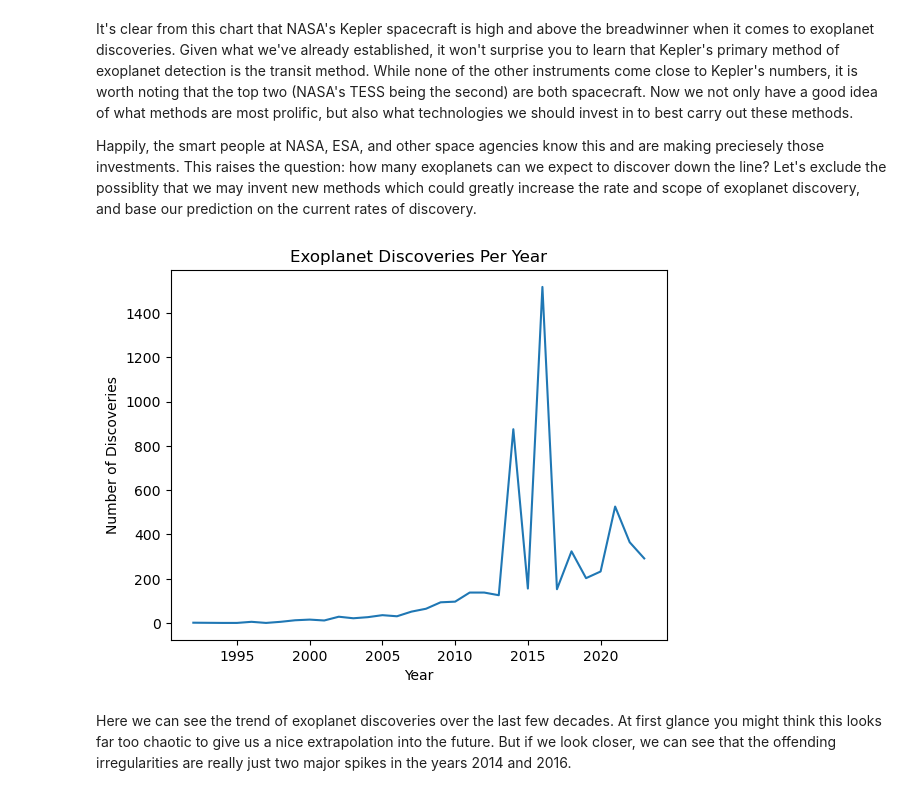
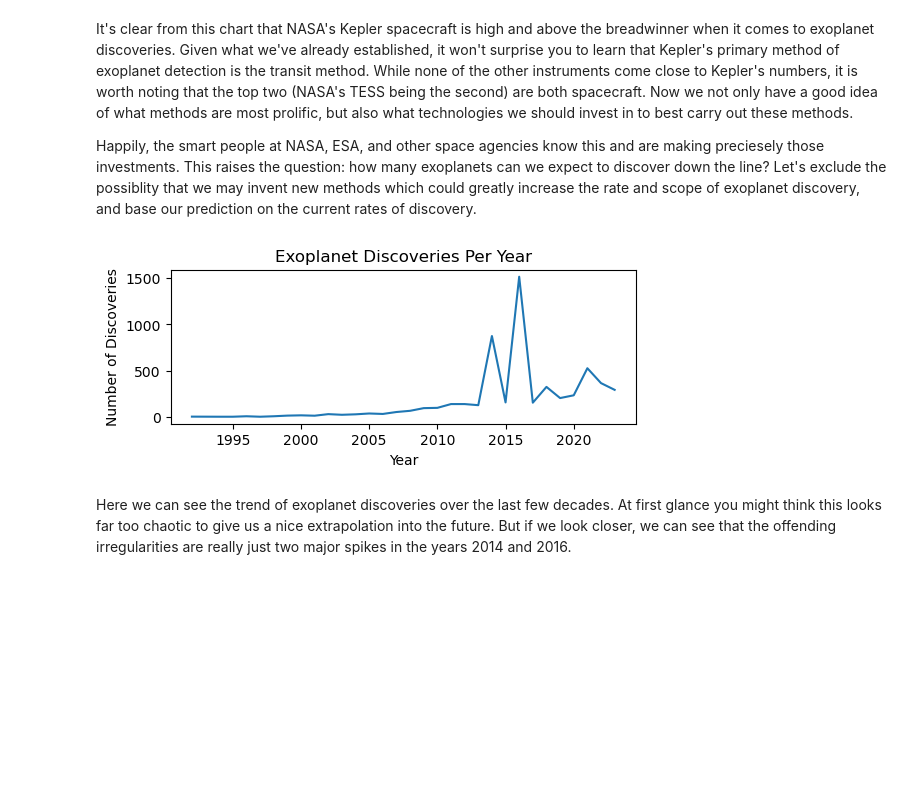
Before and after one commit to RBiebrich/NASA_Exoplanet_Data_Analysis, a Jupyter notebook: exoplanets.ipynb, the cells around one changed output. Cells and saved outputs as stored; diff of their text form; code cells hidden in the pictures; blank space fills up the shorter version.

```diff
--- a/exoplanets.ipynb
+++ b/exoplanets.ipynb
@@ -123,20 +123,21 @@ Happily, the smart people at NASA, ESA, and other space agencies know this and a
 # %%
 #| echo: False
 
 discoveries_per_year = data.groupby('disc_year').count()
 
 def discoveries_per_year_plot():
+    plt.figure(figsize=(6, 2))
     plt.plot(discoveries_per_year['pl_name'])
     plt.xlabel('Year')
     plt.ylabel('Number of Discoveries')
     plt.title('Exoplanet Discoveries Per Year')
     plt.savefig('discoveries-per-year')
 
     plt.show()
 
 discoveries_per_year_plot()
 # %% [output]
-[figure, old version]
+[figure, new version]
 # %% [markdown]
 Here we can see the trend of exoplanet discoveries over the last few decades. At first glance you might think this looks far too chaotic to give us a nice extrapolation into the future. But if we look closer, we can see that the offending irregularities are really just two major spikes in the years 2014 and 2016.
 # %%
```
Also changed, not shown: parts of 5 cells of this notebook, 1 other file.
